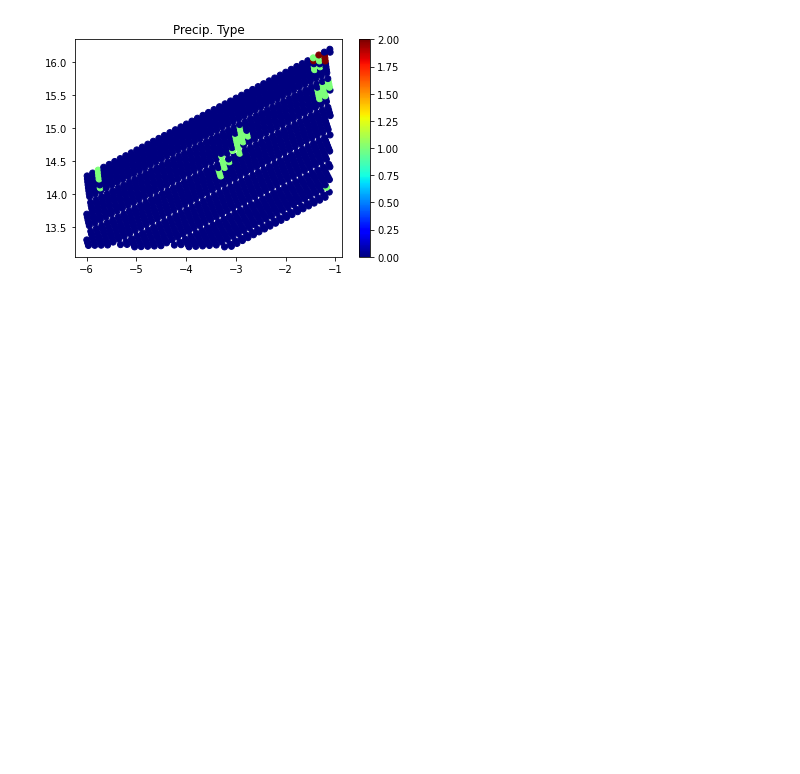
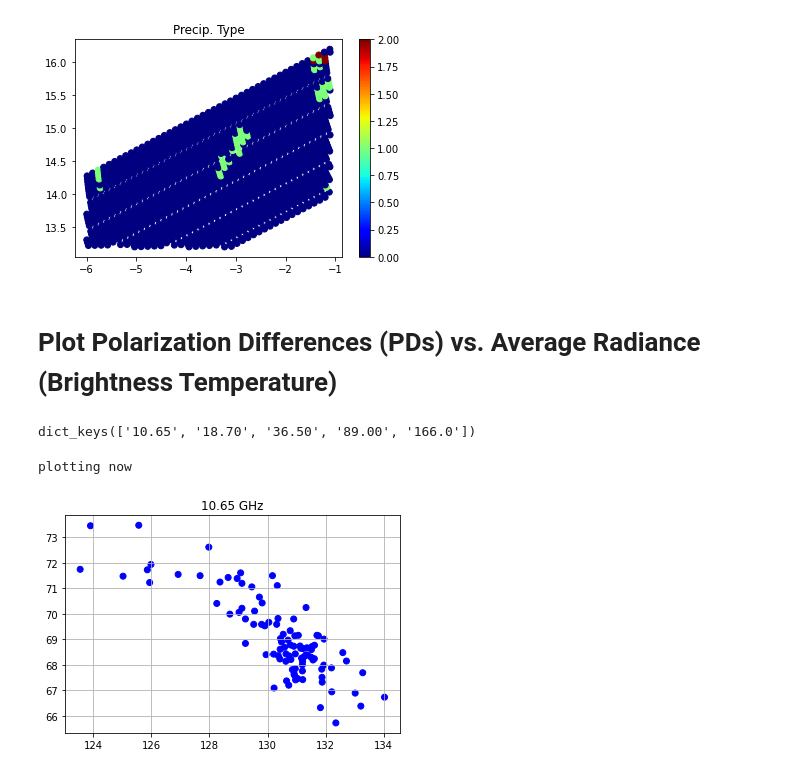
Before and after one commit to SD325/NASA_Internship_2020, a Jupyter notebook: NASA_Initial_Data_Exploration.ipynb, the cells around one changed output. Saved outputs shown, nothing was run; the diff lists cells and outputs as text; code cells hidden in the pictures; blank space fills up the shorter version.

Commit message:
working on scatter plot

```diff
--- a/NASA_Initial_Data_Exploration.ipynb
+++ b/NASA_Initial_Data_Exploration.ipynb
@@ -326,3 +326,58 @@ plt.show()
 # %% [output]
 Saved to /content/drive/My Drive/data/NASA_2020/plots/Precip. Type.png
 [figure]
+# %% [markdown]
+# Plot Polarization Differences (PDs) vs. Average Radiance (Brightness Temperature)
+# %%
+# calculate Average Brightness Temperature (TB)
+def add_to_avg_TB(freq, ind1, ind2):
+  avg_TB[freq] = 0.5 * (data['tc'][:, :, ind1] + data['tc'][:, :, ind2])
+
+avg_TB = {}
+add_to_avg_TB('10.65', 0, 1)
+add_to_avg_TB('18.70', 2, 3)
+add_to_avg_TB('36.50', 5, 6)
+add_to_avg_TB('89.00', 7, 8)
+add_to_avg_TB('166.0', 9, 10)
+print(avg_TB.keys())
+# %% [output]
+dict_keys(['10.65', '18.70', '36.50', '89.00', '166.0'])
+# %%
+def get_scatter_points(freq):
+  colors = ['green', 'blue', 'orange', 'red']
+  labels = ['no precipitation', 'stratiform', 'convective', 'other']
+  tb_points = []  # x
+  pd_points = []  # y
+  col = []  # color
+  lbl = []  # labels
+  counter = 0
+  for idx, x in np.ndenumerate(data['pflag']):
+    if np.isnan(x) or x > 3.0 or x < 0.0:
+      continue
+    x = int(x)
+    if x >= 3.0 or x <= 0.0:
+      continue
+    counter += 1
+    if counter == 100:
+      break
+    tb_points.append(avg_TB[freq][idx])
+    pd_points.append(PD[freq][idx])
+    col.append(colors[x])
+    lbl.append(labels[x])
+
+  return tb_points, pd_points, col, lbl
+# %%
+freq = '10.65'
+tb_points, pd_points, col, lbl = get_scatter_points(freq)
+
+print('plotting now')
+
+plt.scatter(tb_points, pd_points, c=col)
+# plt.legend()
+plt.grid(True)
+plt.title(f"{freq} GHz")
+
+plt.show()
+# %% [output]
+plotting now
+[figure, added]
```
